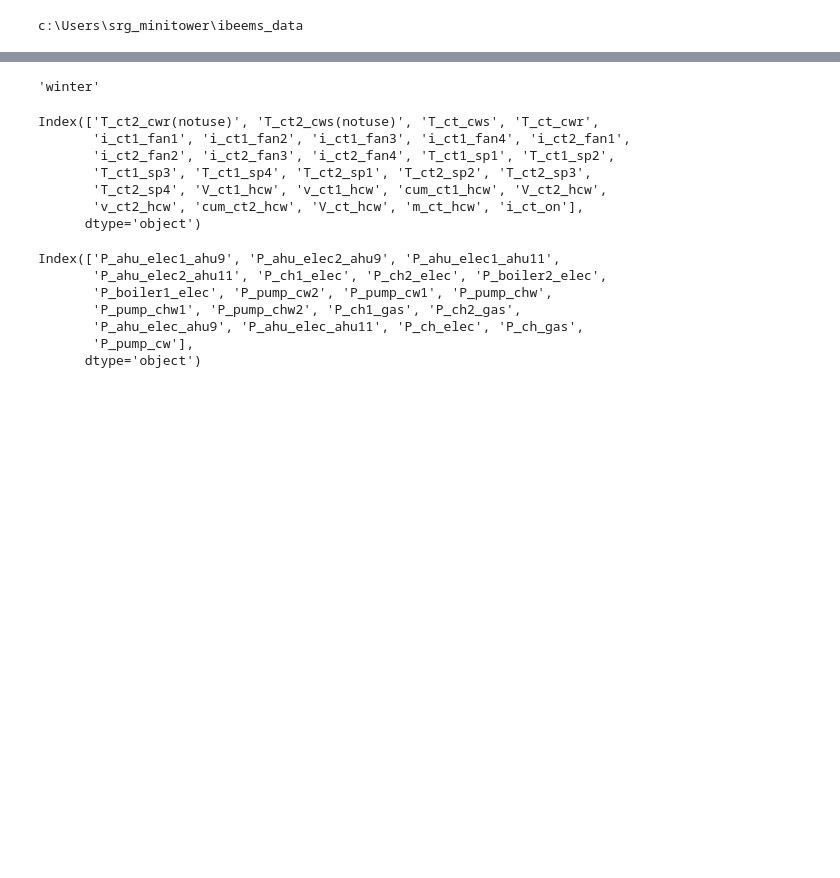
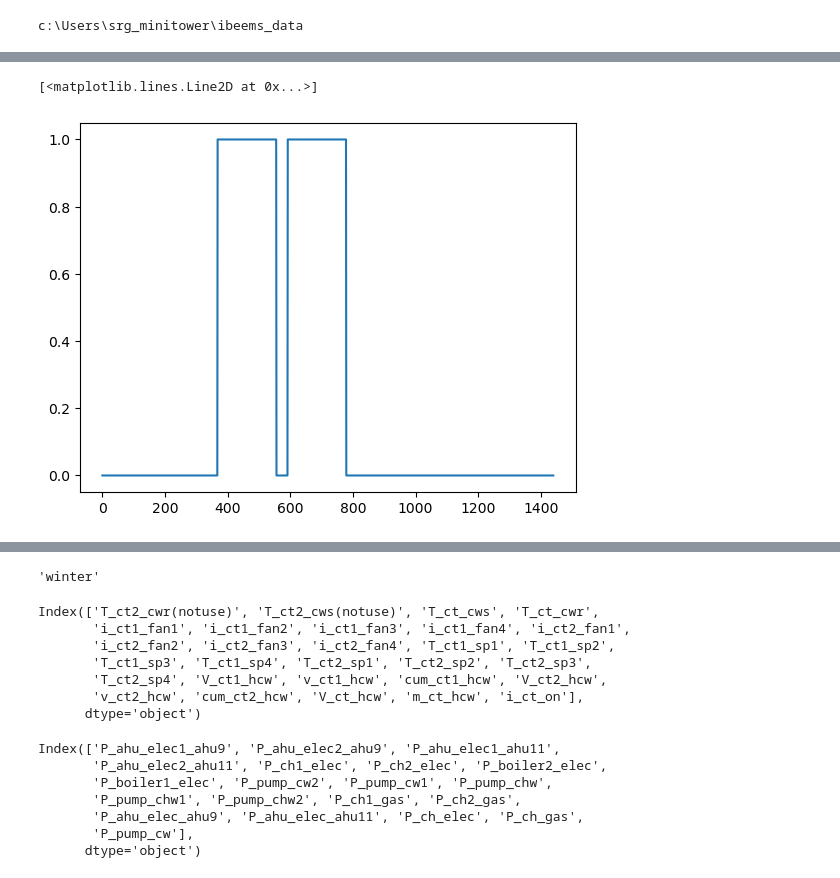
Before and after one commit to ecosang/ibeems_data, a Jupyter notebook: notebook/ibeems_hdc_data.ipynb, the cells around one changed output, grey strips where cells are left out. Saved outputs shown, nothing was run; the diff lists cells and outputs as text; code cells hidden in the pictures; blank space fills up the shorter version.

```diff
--- a/notebook/ibeems_hdc_data.ipynb
+++ b/notebook/ibeems_hdc_data.ipynb
@@ -166,5 +174,10 @@ V_ch1_hcw_temp[V_ch1_hcw_temp==0]=0.1
 V_ch2_hcw_temp[V_ch2_hcw_temp==0]=0.1
 T_ch_hcws=(df['T_ch1_hcws'].to_numpy()*V_ch1_hcw_temp+df['T_ch2_hcws'].to_numpy()*V_ch2_hcw_temp)/(V_ch1_hcw_temp+V_ch2_hcw_temp)
 df['T_ch_hcws']=T_ch_hcws
+# %%
+plt.plot(i_ch_on)
+# %% [output]
+[<matplotlib.lines.Line2D at 0x...>]
+[figure, added]
 # %%
 #summer
```
Also changed, not shown: parts of 12 cells of this notebook, 2 other files.
